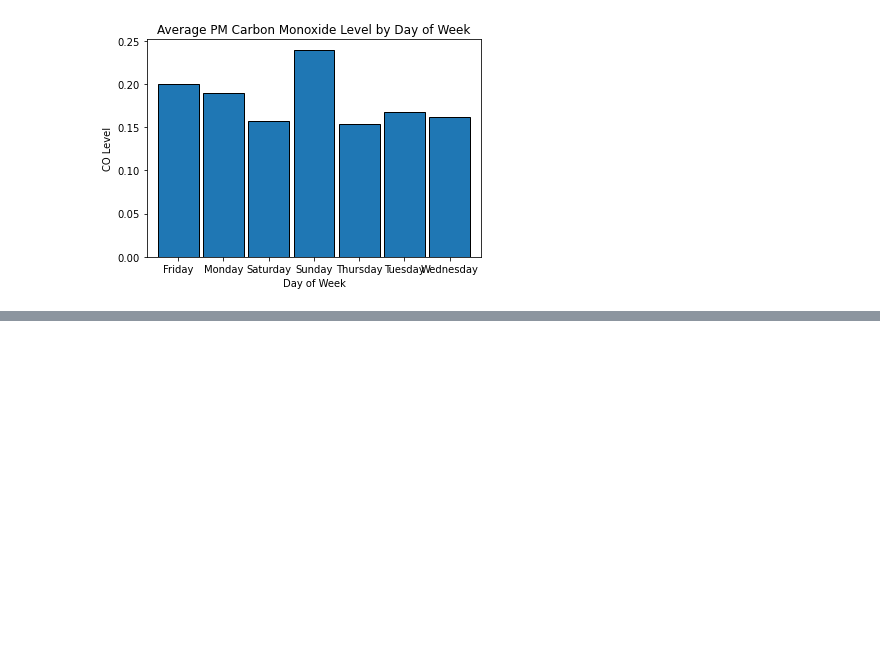
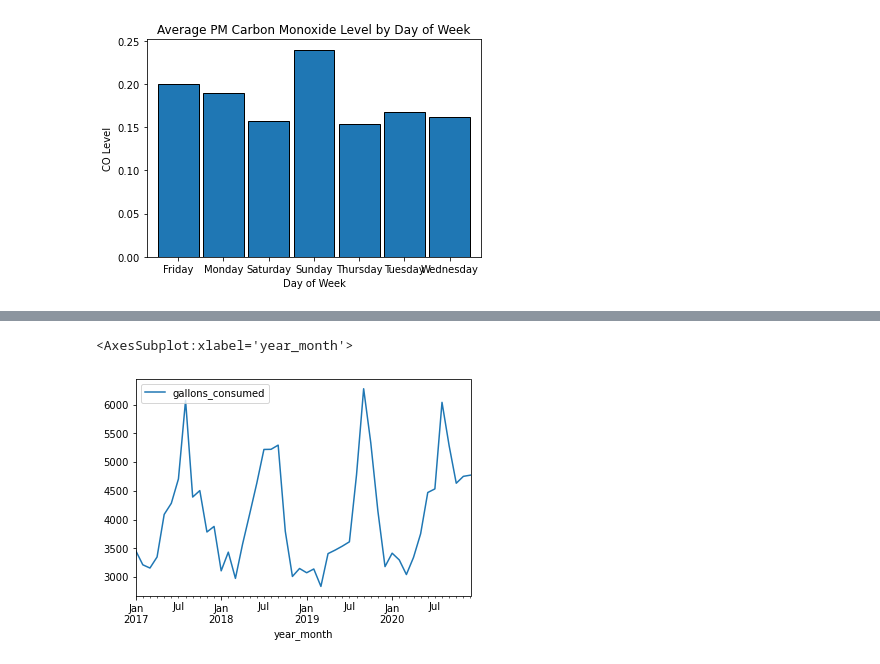
Before and after one commit to slc-data/2021-datathon, a Jupyter notebook: workbooks/sam/datathon.ipynb, the cells around one changed output, grey strips where cells are left out. Saved outputs shown, nothing was run; the diff lists cells and outputs as text; code cells hidden in the pictures; blank space fills up the shorter version.

```diff
--- a/workbooks/sam/datathon.ipynb
+++ b/workbooks/sam/datathon.ipynb
@@ -437,0 +156,6 @@ ax.set(title='Average PM Carbon Monoxide Level by Day of Week', xlabel='Day of W
+# %%
+saws_df = wrangle.wrangle_saws()
+saws_df['year_month'] = '20' + saws_df['year_month']
+saws_df['year_month'] = pd.to_datetime(saws_df['year_month'])
+saws_month_year = saws_df.set_index('year_month').resample('M').mean().drop(columns = ['zipcode'])
+saws_df
@@ -437,0 +198,7 @@ ax.set(title='Average PM Carbon Monoxide Level by Day of Week', xlabel='Day of W
+# %%
+# Mean water consumption per month over 4 year period
+
+saws_month_year.resample('M').mean().plot()
+# %% [output]
+<AxesSubplot:xlabel='year_month'>
+[figure, added]
```
Also changed, not shown: parts of 55 cells of this notebook, 1 other file.
